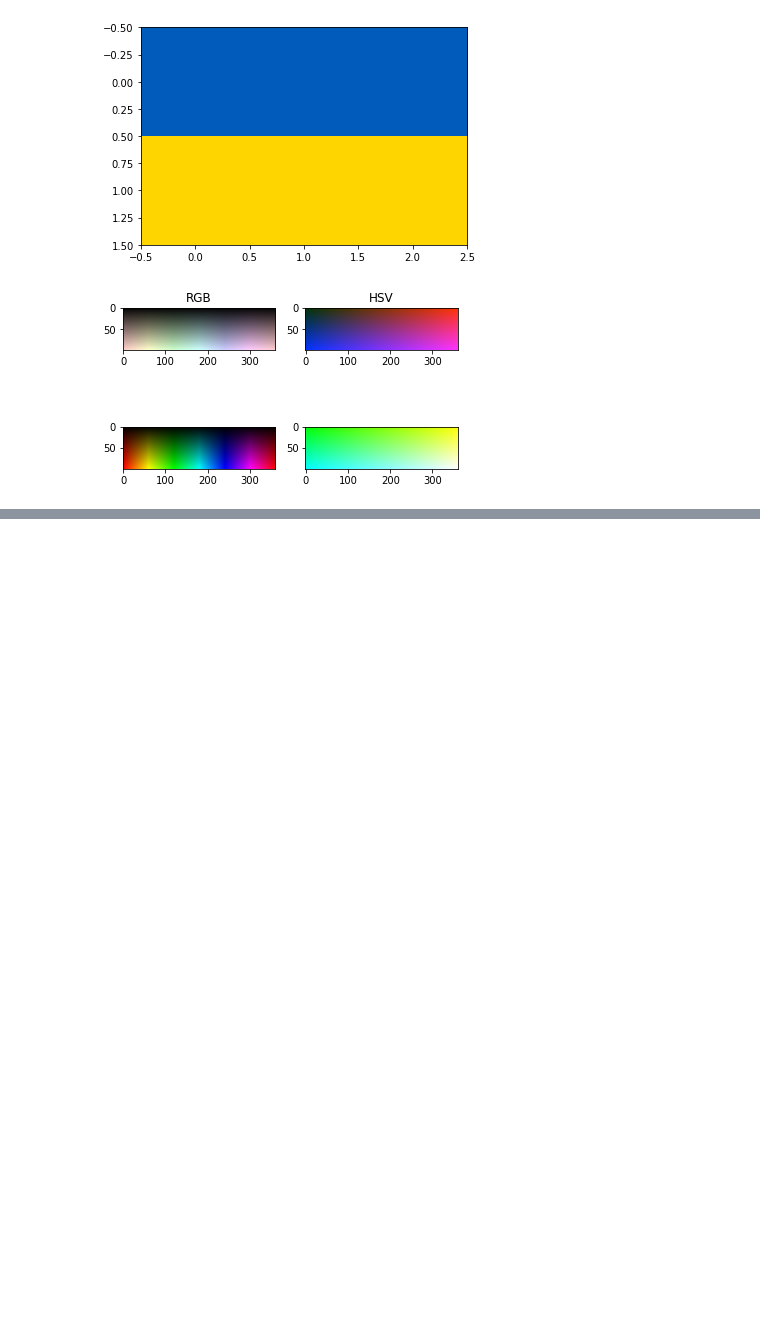
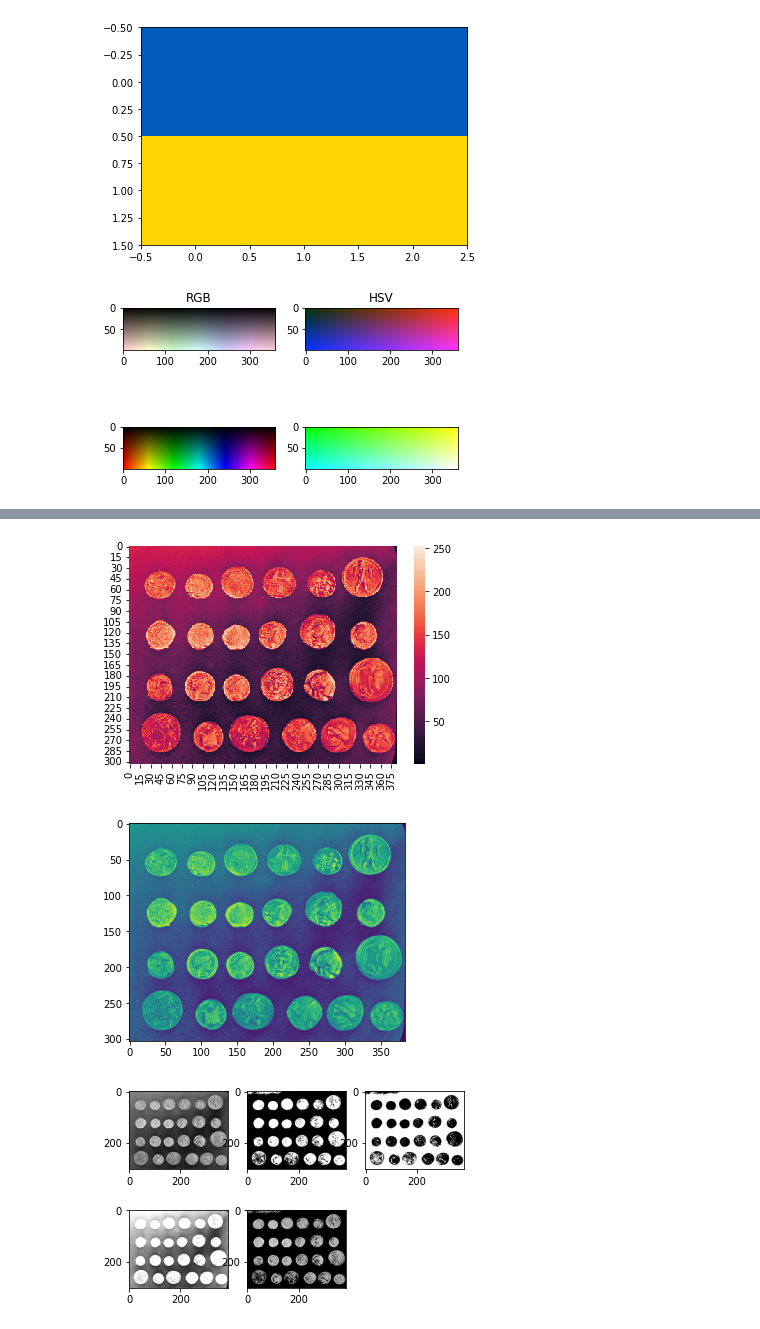
Before and after one commit to chi-hun/datascienceschool, a Jupyter notebook: datascienceschool.ipynb, the cells around one changed output, grey strips where cells are left out. Saved outputs shown, nothing was run; the diff lists cells and outputs as text; code cells hidden in the pictures; blank space fills up the shorter version.

```diff
--- a/datascienceschool.ipynb
+++ b/datascienceschool.ipynb
@@ -720,0 +748,24 @@ x.size
+# %%
+from skimage.data import coins
+import seaborn as sns
+coins = coins()
+sns.heatmap(coins)
+plt.show()
+plt.imshow(coins)
+plt.show()
+maxval = 255
+thresh = maxval / 2
+_,thresh1 = cv2.threshold(coins, thresh, maxval, cv2.THRESH_BINARY)
+_,thresh2 = cv2.threshold(coins, thresh, maxval, cv2.THRESH_BINARY_INV)
+_,thresh3 = cv2.threshold(coins, thresh, maxval, cv2.THRESH_TRUNC)
+_,thresh4 = cv2.threshold(coins, thresh, maxval, cv2.THRESH_TOZERO)
+_,thresh5 = cv2.threshold(coins, thresh, maxval, cv2.THRESH_TOZERO_INV)
+ima = [coins,thresh1,thresh2,thresh3,thresh4,thresh5]
+for i in range(5):
+    plt.subplot(2,3,i+1)
+    plt.imshow(ima[i],'gray')
+plt.show()
+# %% [output]
+[figure, added]
+[figure, added]
+[figure, added]
```
Also changed, not shown: parts of 5 cells of this notebook.
